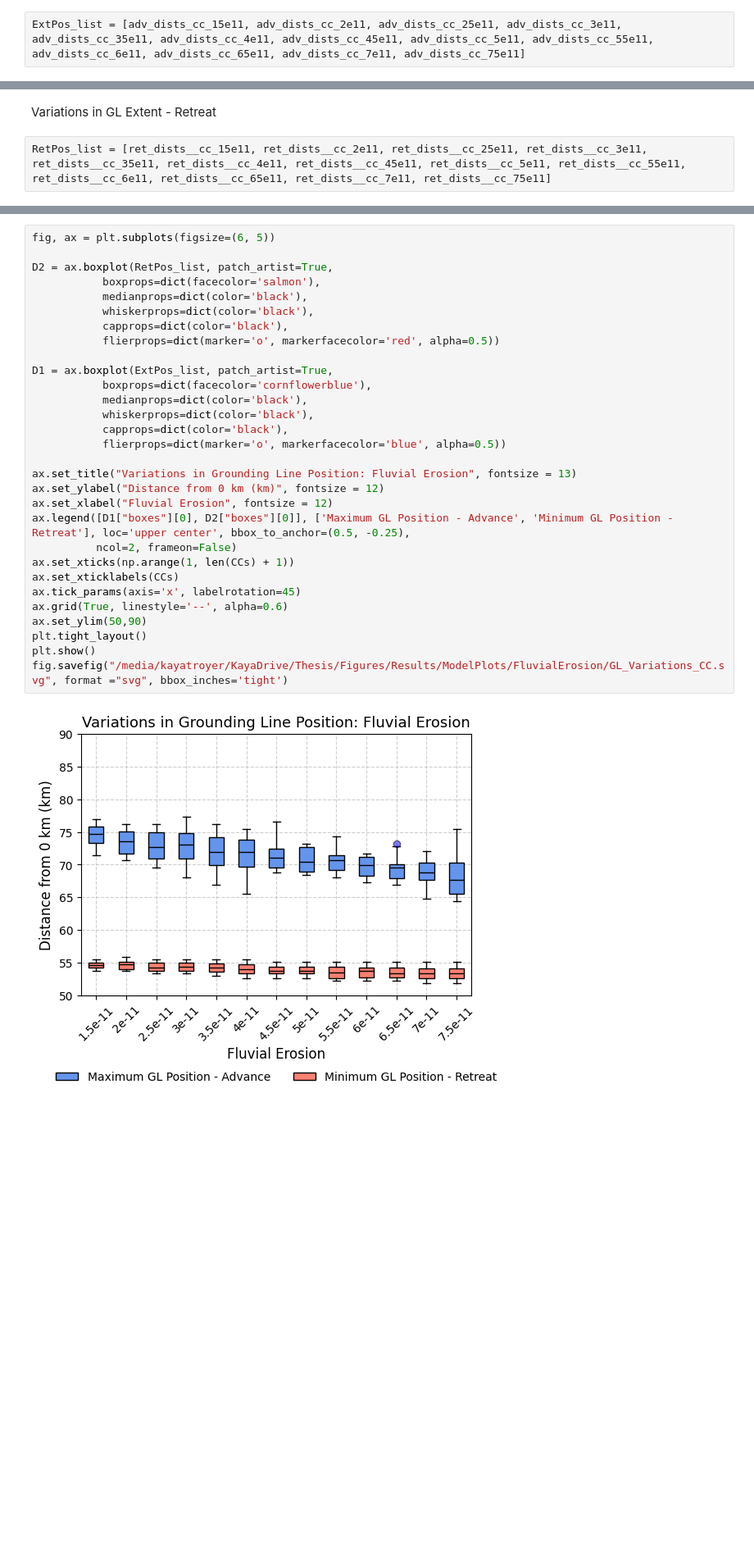
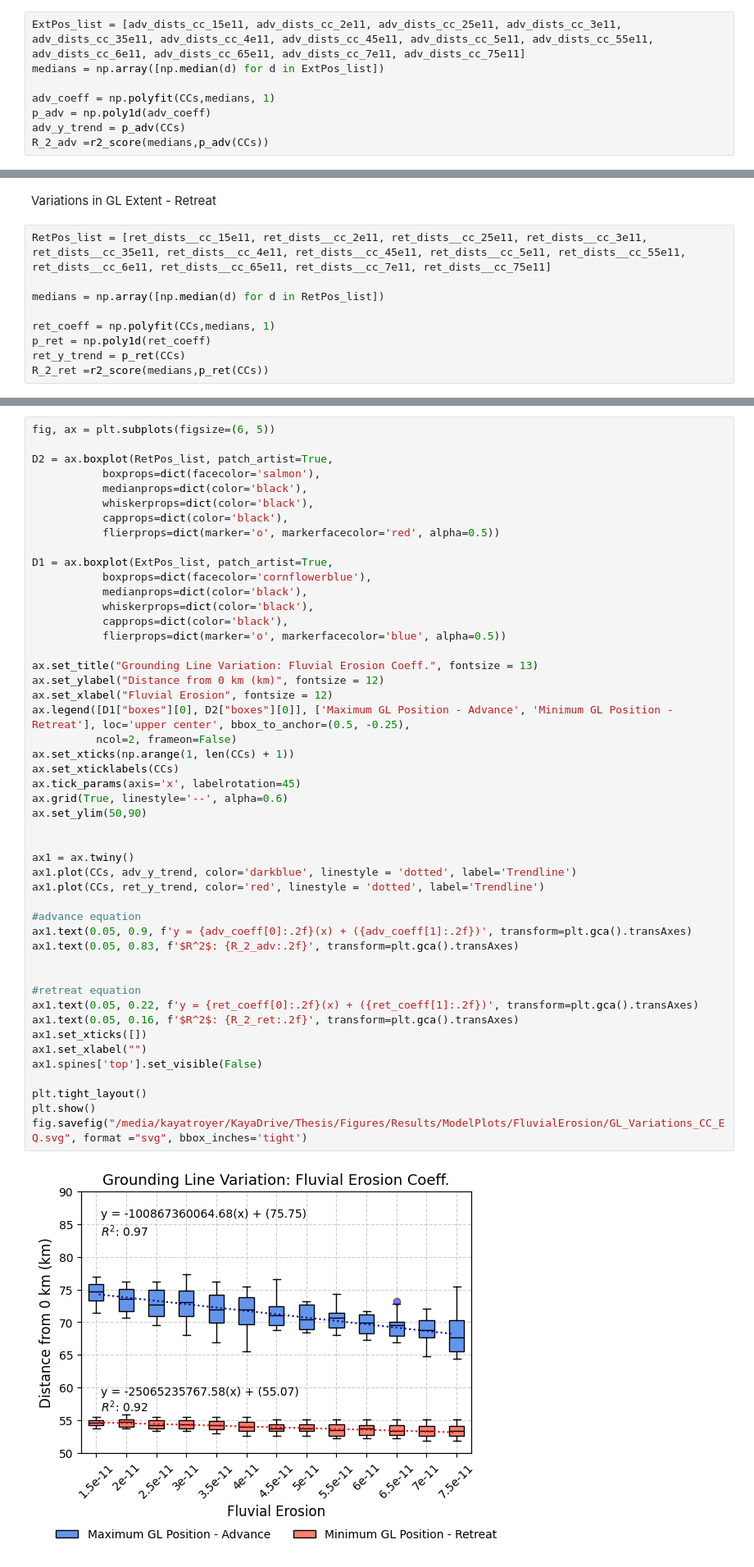
Before and after one commit to ktlix2ski/brinkmodeltest, a Jupyter notebook: Analysis/FluvialErosion_Tests.ipynb, the cells around one changed output, grey strips where cells are left out. Shown at 82% size. Cells and saved outputs as stored; diff of their text form; blank space fills up the shorter version.

```diff
--- a/Analysis/FluvialErosion_Tests.ipynb
+++ b/Analysis/FluvialErosion_Tests.ipynb
@@ -1835,6 +1837,12 @@ fig.savefig("/media/kayatroyer/KayaDrive/Thesis/Figures/Results/ModelPlots/Fluvi
 Variations in GL Extent - Advance
 # %%
 ExtPos_list = [adv_dists_cc_15e11, adv_dists_cc_2e11, adv_dists_cc_25e11, adv_dists_cc_3e11, adv_dists_cc_35e11, adv_dists_cc_4e11, adv_dists_cc_45e11, adv_dists_cc_5e11, adv_dists_cc_55e11, adv_dists_cc_6e11, adv_dists_cc_65e11, adv_dists_cc_7e11, adv_dists_cc_75e11]
+medians = np.array([np.median(d) for d in ExtPos_list])
+
+adv_coeff = np.polyfit(CCs,medians, 1)
+p_adv = np.poly1d(adv_coeff)
+adv_y_trend = p_adv(CCs)
+R_2_adv =r2_score(medians,p_adv(CCs))
 # %%
 fig, ax = plt.subplots(figsize=(6, 5))
 
@@ -1860,6 +1868,13 @@ plt.show()
 Variations in GL Extent - Retreat
 # %%
 RetPos_list = [ret_dists__cc_15e11, ret_dists__cc_2e11, ret_dists__cc_25e11, ret_dists__cc_3e11, ret_dists__cc_35e11, ret_dists__cc_4e11, ret_dists__cc_45e11, ret_dists__cc_5e11, ret_dists__cc_55e11, ret_dists__cc_6e11, ret_dists__cc_65e11, ret_dists__cc_7e11, ret_dists__cc_75e11]
+
+medians = np.array([np.median(d) for d in RetPos_list])
+
+ret_coeff = np.polyfit(CCs,medians, 1)
+p_ret = np.poly1d(ret_coeff)
+ret_y_trend = p_ret(CCs)
+R_2_ret =r2_score(medians,p_ret(CCs))
 # %%
 fig, ax = plt.subplots(figsize=(6, 5))
 
@@ -1884,32 +1899,50 @@ plt.show()
 # %%
 fig, ax = plt.subplots(figsize=(6, 5))
 
 D2 = ax.boxplot(RetPos_list, patch_artist=True,
            boxprops=dict(facecolor='salmon'),
            medianprops=dict(color='black'),
            whiskerprops=dict(color='black'),
            capprops=dict(color='black'),
            flierprops=dict(marker='o', markerfacecolor='red', alpha=0.5))
 
 D1 = ax.boxplot(ExtPos_list, patch_artist=True,
            boxprops=dict(facecolor='cornflowerblue'),
            medianprops=dict(color='black'),
            whiskerprops=dict(color='black'),
            capprops=dict(color='black'),
            flierprops=dict(marker='o', markerfacecolor='blue', alpha=0.5))
 
-ax.set_title("Variations in Grounding Line Position: Fluvial Erosion", fontsize = 13)
+ax.set_title("Grounding Line Variation: Fluvial Erosion Coeff.", fontsize = 13)
 ax.set_ylabel("Distance from 0 km (km)", fontsize = 12)
 ax.set_xlabel("Fluvial Erosion", fontsize = 12)
 ax.legend([D1["boxes"][0], D2["boxes"][0]], ['Maximum GL Position - Advance', 'Minimum GL Position - Retreat'], loc='upper center', bbox_to_anchor=(0.5, -0.25),
           ncol=2, frameon=False)
 ax.set_xticks(np.arange(1, len(CCs) + 1))
 ax.set_xticklabels(CCs)
 ax.tick_params(axis='x', labelrotation=45)
 ax.grid(True, linestyle='--', alpha=0.6)
 ax.set_ylim(50,90)
+
+
+ax1 = ax.twiny()
+ax1.plot(CCs, adv_y_trend, color='darkblue', linestyle = 'dotted', label='Trendline')
+ax1.plot(CCs, ret_y_trend, color='red', linestyle = 'dotted', label='Trendline')
+
+#advance equation
+ax1.text(0.05, 0.9, f'y = {adv_coeff[0]:.2f}(x) + ({adv_coeff[1]:.2f})', transform=plt.gca().transAxes)
+ax1.text(0.05, 0.83, f'$R^2$: {R_2_adv:.2f}', transform=plt.gca().transAxes)
+
+
+#retreat equation
+ax1.text(0.05, 0.22, f'y = {ret_coeff[0]:.2f}(x) + ({ret_coeff[1]:.2f})', transform=plt.gca().transAxes)
+ax1.text(0.05, 0.16, f'$R^2$: {R_2_ret:.2f}', transform=plt.gca().transAxes)
+ax1.set_xticks([])
+ax1.set_xlabel("")
+ax1.spines['top'].set_visible(False)
+
 plt.tight_layout()
 plt.show()
-fig.savefig("/media/kayatroyer/KayaDrive/Thesis/Figures/Results/ModelPlots/FluvialErosion/GL_Variations_CC.svg", format ="svg", bbox_inches='tight')
+fig.savefig("/media/kayatroyer/KayaDrive/Thesis/Figures/Results/ModelPlots/FluvialErosion/GL_Variations_CC_EQ.svg", format ="svg", bbox_inches='tight')
 # %% [output]
-[figure, old version]
+[figure, new version]
```
Also changed, not shown: parts of 4 cells of this notebook, 3 other files.
